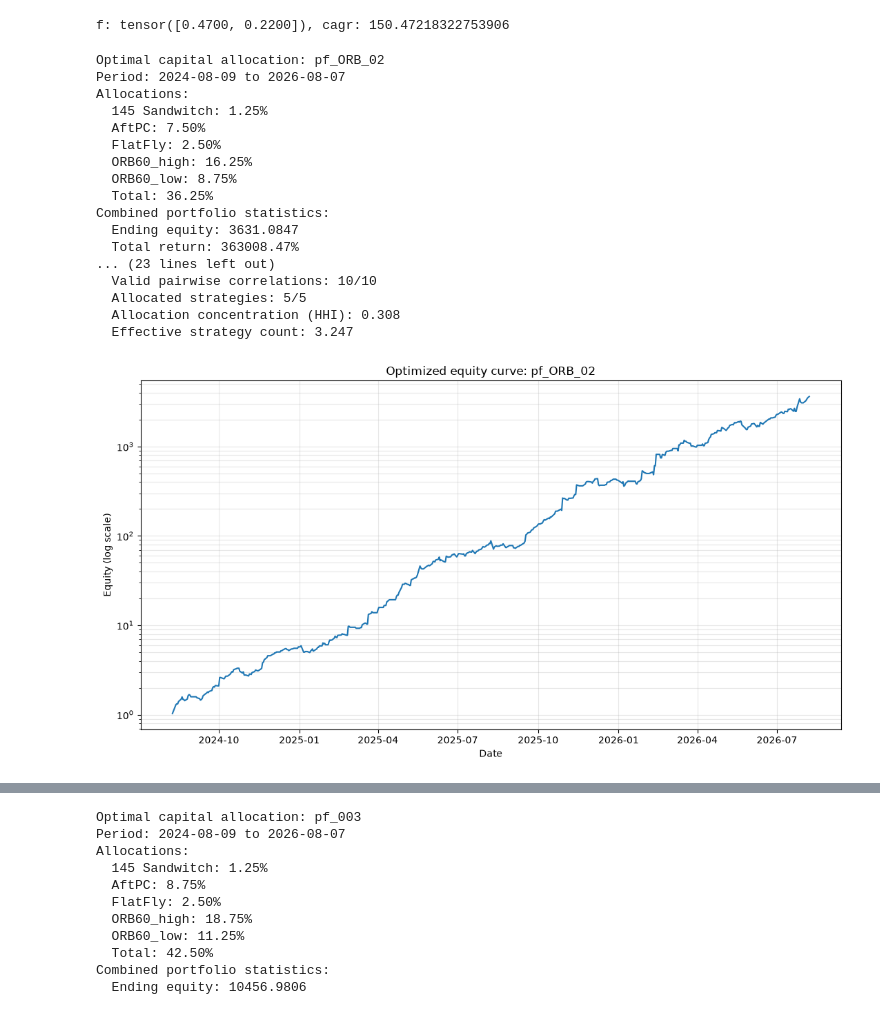
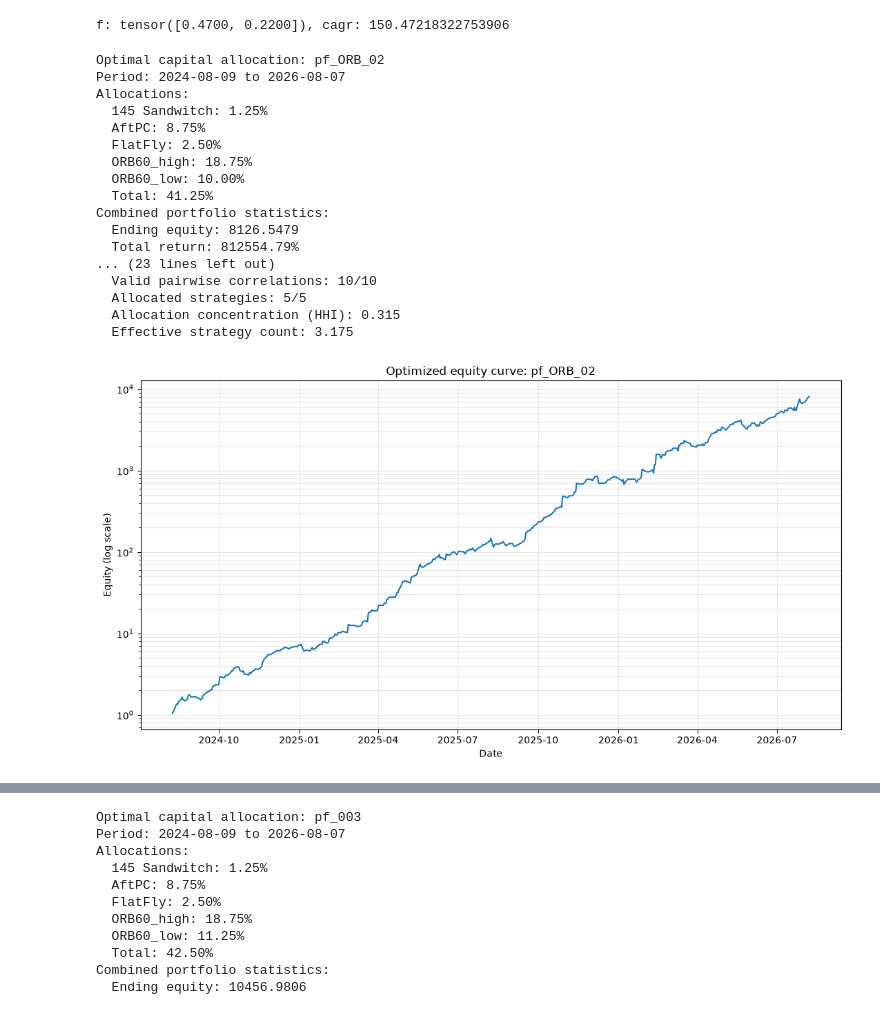
Before and after one commit to iferaorg/iferadata, a Jupyter notebook: orb.ipynb, the cells around one changed output, grey strips where cells are left out. Drawn from its saved outputs; the diff is of its cells as text; code cells hidden in the pictures.

```diff
--- a/orb.ipynb
+++ b/orb.ipynb
@@ -212,35 +212,37 @@ print(f"f: {f.cpu()}, cagr: {cagr}")
 # %% [output]
 f: tensor([0.4700, 0.2200]), cagr: 150.47218322753906
 # %%
-from ifera.capital_allocation import find_optimal_capital_allocation_from_csv
+from ifera.allocation import find_optimal_capital_allocation_from_csv
 
 result = find_optimal_capital_allocation_from_csv(
     "pf_ORB_02",
-    alpha=0.15,
+    alpha=0.0,
     grid_increment=0.2,
     bootstrap_on=True,
-    bootstrap_runs=1024 * 16,
+    bootstrap_runs=1024 * 4,
     bootstrap_length=512,
     percentile=10,
     refinement_runs=4,
-    refinement_divisor=2.0
+    refinement_divisor=2.0,
+    max_total_allocation=0.8,
+    ADD_limit=-0.1
 )
 # %% [output]
 Optimal capital allocation: pf_ORB_02
 Period: 2024-08-09 to 2026-08-07
 Allocations:
   145 Sandwitch: 1.25%
-  AftPC: 7.50%
+  AftPC: 8.75%
   FlatFly: 2.50%
-  ORB60_high: 16.25%
-  ORB60_low: 8.75%
-  Total: 36.25%
+  ORB60_high: 18.75%
+  ORB60_low: 10.00%
+  Total: 41.25%
 Combined portfolio statistics:
-  Ending equity: 3631.0847
-  Total return: 363008.47%
+  Ending equity: 8126.5479
+  Total return: 812554.79%
 ... (23 lines left out)
   Valid pairwise correlations: 10/10
   Allocated strategies: 5/5
-  Allocation concentration (HHI): 0.308
-  Effective strategy count: 3.247
+  Allocation concentration (HHI): 0.315
+  Effective strategy count: 3.175
-[figure, old version]
+[figure, new version]
```
Also changed, not shown: parts of 7 cells of this notebook, 13 other files.
